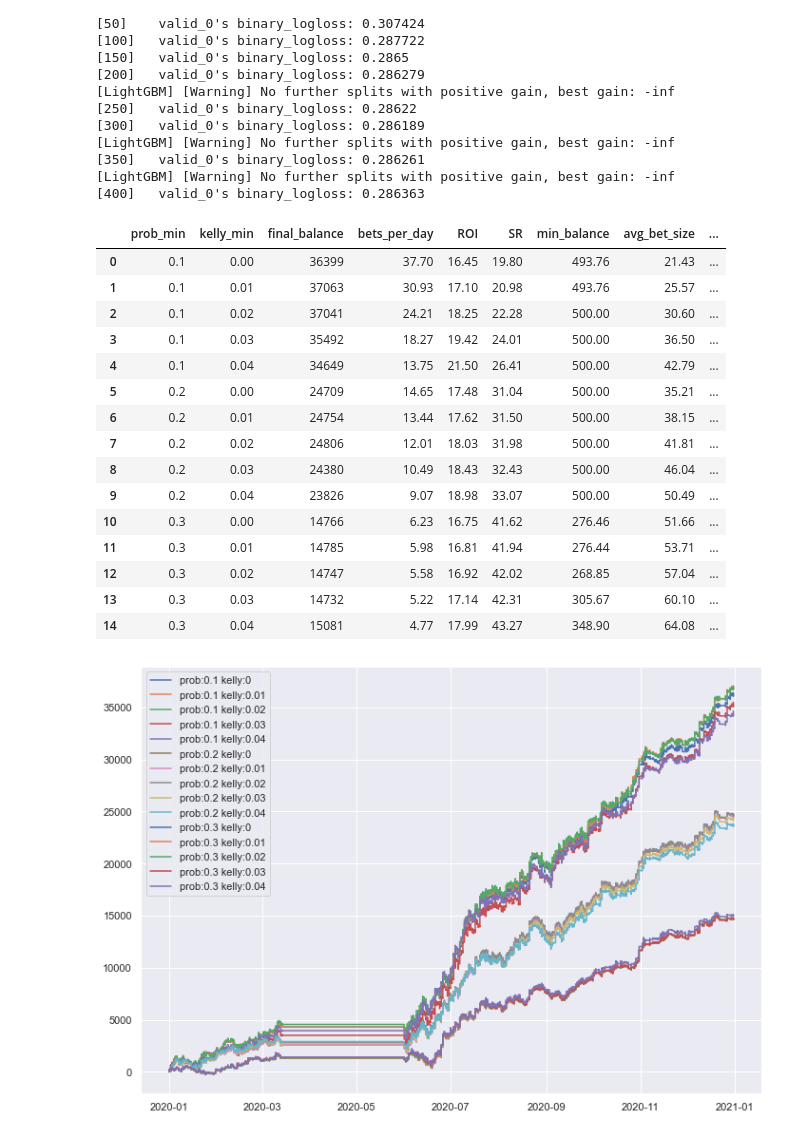
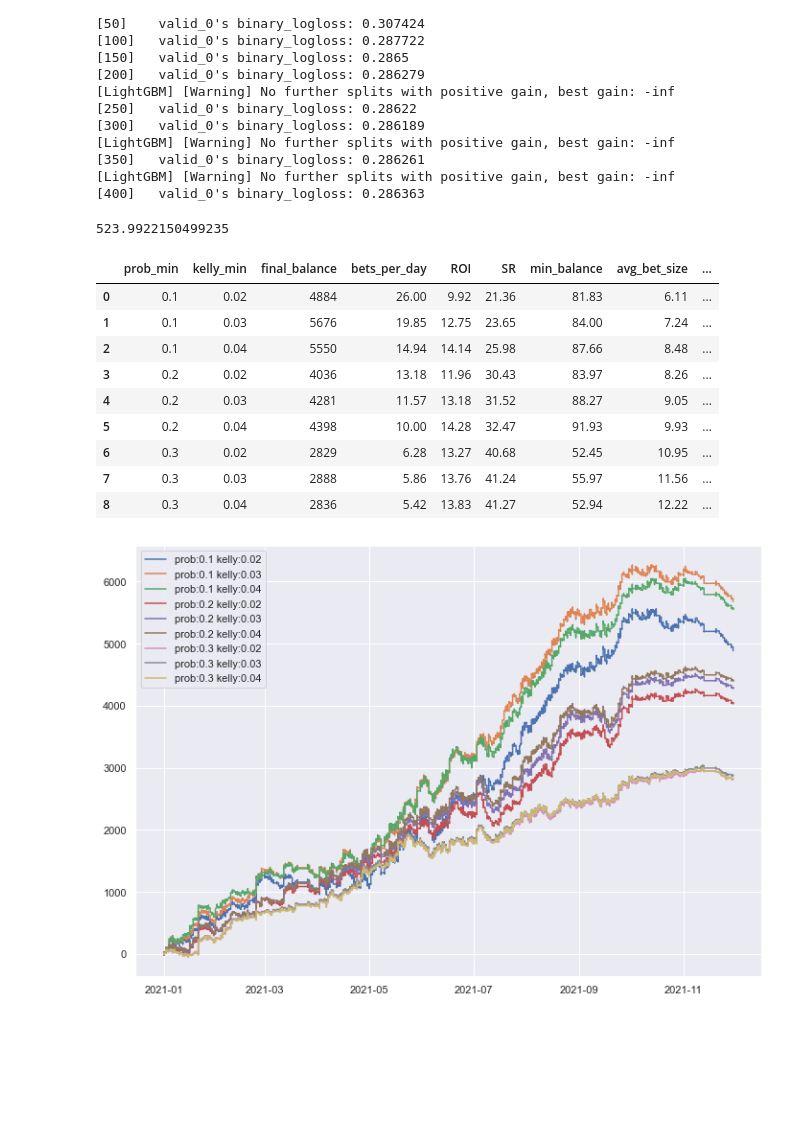
Before and after one commit to leomccarthy1/arion, a Jupyter notebook: notebooks/model_build.ipynb, the cells around one changed output. Saved outputs shown, nothing was run; the diff lists cells and outputs as text; code cells hidden in the pictures; blank space fills up the shorter version.

```diff
--- a/notebooks/model_build.ipynb
+++ b/notebooks/model_build.ipynb
@@ -10,8 +16,10 @@ from sklearn.calibration import calibration_curve
 # %%
 df_race = pd.read_csv("../data/processed.csv", parse_dates=['date','datetime'])
 # %%
-train = df_race.loc[(df_race.date < '2020-01-01')].copy()
-val = df_race.loc[(df_race.date < '2021-01-01') & (df_race.date >= '2020-01-01')].copy()
+train = df_race.loc[(df_race.date < '2021-01-01')].copy()
 test = df_race.loc[(df_race.date >= '2021-01-01') & (df_race.date < '2021-12-01')].copy()
 
-not_features = ['race_id','date','datetime','finish_pos','won','price','horse_name','finish_pos']
+not_features = ['race_id','date','datetime','won','price','horse_name','finish_pos']
+# %%
+model = ArionModel(not_features=not_features)
+model.train(train=train)
@@ -158,7 +190,7 @@ lgbst = lgb.train(train_set = train_lgb,params = params, valid_sets=val_lgb,
 def bet_simulate(t, kelly_min, prob_min ,starting_balance):
     trial = df_race.loc[t.index,["race_id","last_price","won","date","price"]].copy()
 
-    trial["pred_prob"] =lgbst.predict(t)
+    trial["pred_prob"] =model.predict(X=t)
     trial["pred_sp"] = 1/trial["pred_prob"]
     trial["kelly"] = ((trial["pred_prob"]*trial["last_price"]) - 1)/(trial["last_price"] - 1)
 
@@ -174,16 +206,17 @@ def bet_simulate(t, kelly_min, prob_min ,starting_balance):
 def evaluate(t,prob_min = 0.2,kelly_min = 0.05):
 
 
-    t = bet_simulate(t,prob_min=prob_min,kelly_min=kelly_min ,starting_balance = 500)
+    t = bet_simulate(t,prob_min=prob_min,kelly_min=kelly_min ,starting_balance = 100)
 
-    roi = sum(t["winnings"])/sum(t["bet"] * t["kelly"] * 500)
+    roi = sum(t["winnings"])/sum(t["bet"] * t["kelly"] * 100)
     sr = sum((t['bet']) & (t['won']))/sum(t["bet"])
 
     final_balance = round(int(t['bank'][-1:]),2)
     bets_per_day = round(sum(t['bet'])/len(t['date'].unique()),2)
     ROI = round(roi*100,2)
     SR = round(sr*100,2)
-    min_balance = round(min(t["bank"]),2) + 500
+    min_balance = round(min(t["bank"]),2) + 100
+    avg_betsize_day = t.groupby('date')['bet size'].sum()
     avg_bet_size = round(t.loc[t['bet'] ==1,"bet size"].mean(),2)
     max_bet = round(t.loc[t['bet'] ==1,"bet size"].max(),2)
 
@@ -204,28 +239,26 @@ def evaluate(t,prob_min = 0.2,kelly_min = 0.05):
+# %%
+t.groupby('date')['bet size'].sum().mean()
+# %% [output]
+523.9922150499235
 # %%
 outs = []
 params = []
 for i in [0.1,0.2,0.3]:
-    for j in [0,0.01,0.02,0.03,0.04]:
+    for j in [0.02,0.03,0.04]:
         params.append([i,j])
-        outs.append(evaluate(X_val,prob_min=i, kelly_min = j))
+        outs.append(evaluate(test,prob_min=i, kelly_min = j))
 
 
 pd.DataFrame([d[0] for d in outs])
 # %% [output]
 |  | prob_min | kelly_min | final_balance | bets_per_day | ROI | SR | min_balance | avg_bet_size | ... |
-| 0 | 0.1 | 0.00 | 36399 | 37.70 | 16.45 | 19.80 | 493.76 | 21.43 | ... |
-| 1 | 0.1 | 0.01 | 37063 | 30.93 | 17.10 | 20.98 | 493.76 | 25.57 | ... |
-| 2 | 0.1 | 0.02 | 37041 | 24.21 | 18.25 | 22.28 | 500.00 | 30.60 | ... |
-| 3 | 0.1 | 0.03 | 35492 | 18.27 | 19.42 | 24.01 | 500.00 | 36.50 | ... |
-| 4 | 0.1 | 0.04 | 34649 | 13.75 | 21.50 | 26.41 | 500.00 | 42.79 | ... |
-| 5 | 0.2 | 0.00 | 24709 | 14.65 | 17.48 | 31.04 | 500.00 | 35.21 | ... |
-| 6 | 0.2 | 0.01 | 24754 | 13.44 | 17.62 | 31.50 | 500.00 | 38.15 | ... |
-| 7 | 0.2 | 0.02 | 24806 | 12.01 | 18.03 | 31.98 | 500.00 | 41.81 | ... |
-| 8 | 0.2 | 0.03 | 24380 | 10.49 | 18.43 | 32.43 | 500.00 | 46.04 | ... |
-| 9 | 0.2 | 0.04 | 23826 | 9.07 | 18.98 | 33.07 | 500.00 | 50.49 | ... |
-| 10 | 0.3 | 0.00 | 14766 | 6.23 | 16.75 | 41.62 | 276.46 | 51.66 | ... |
-| 11 | 0.3 | 0.01 | 14785 | 5.98 | 16.81 | 41.94 | 276.44 | 53.71 | ... |
-| 12 | 0.3 | 0.02 | 14747 | 5.58 | 16.92 | 42.02 | 268.85 | 57.04 | ... |
-| 13 | 0.3 | 0.03 | 14732 | 5.22 | 17.14 | 42.31 | 305.67 | 60.10 | ... |
-| 14 | 0.3 | 0.04 | 15081 | 4.77 | 17.99 | 43.27 | 348.90 | 64.08 | ... |
+| 0 | 0.1 | 0.02 | 4884 | 26.00 | 9.92 | 21.36 | 81.83 | 6.11 | ... |
+| 1 | 0.1 | 0.03 | 5676 | 19.85 | 12.75 | 23.65 | 84.00 | 7.24 | ... |
+| 2 | 0.1 | 0.04 | 5550 | 14.94 | 14.14 | 25.98 | 87.66 | 8.48 | ... |
+| 3 | 0.2 | 0.02 | 4036 | 13.18 | 11.96 | 30.43 | 83.97 | 8.26 | ... |
+| 4 | 0.2 | 0.03 | 4281 | 11.57 | 13.18 | 31.52 | 88.27 | 9.05 | ... |
+| 5 | 0.2 | 0.04 | 4398 | 10.00 | 14.28 | 32.47 | 91.93 | 9.93 | ... |
+| 6 | 0.3 | 0.02 | 2829 | 6.28 | 13.27 | 40.68 | 52.45 | 10.95 | ... |
+| 7 | 0.3 | 0.03 | 2888 | 5.86 | 13.76 | 41.24 | 55.97 | 11.56 | ... |
+| 8 | 0.3 | 0.04 | 2836 | 5.42 | 13.83 | 41.27 | 52.94 | 12.22 | ... |
-[figure, old version]
+[figure, new version]
```
Also changed, not shown: parts of 6 cells of this notebook, 3 other files.
